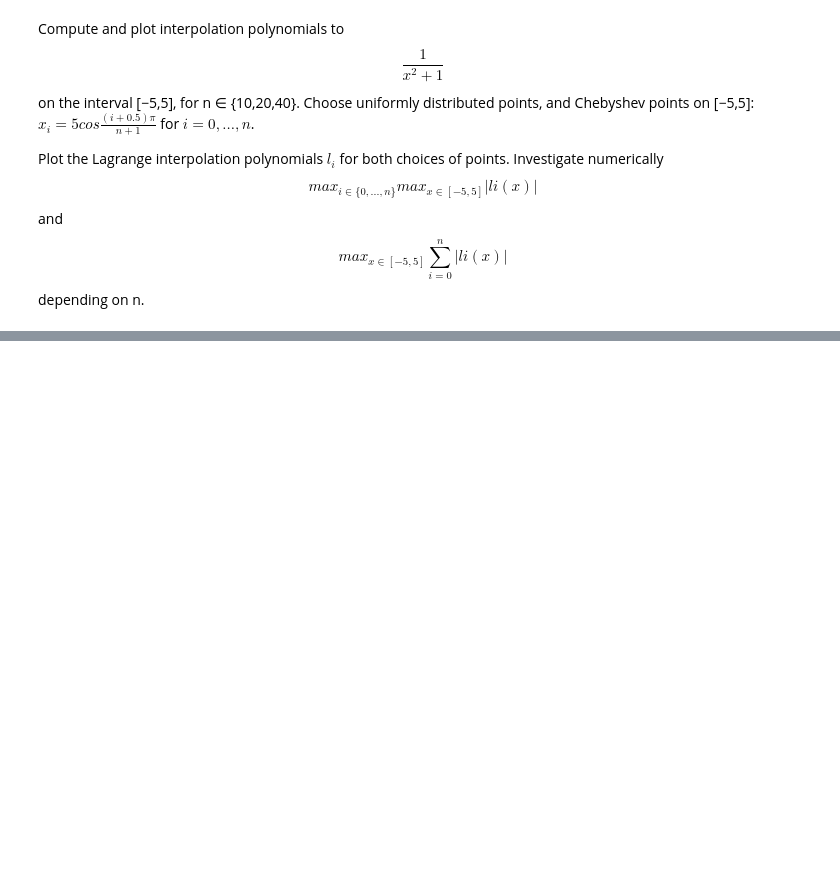
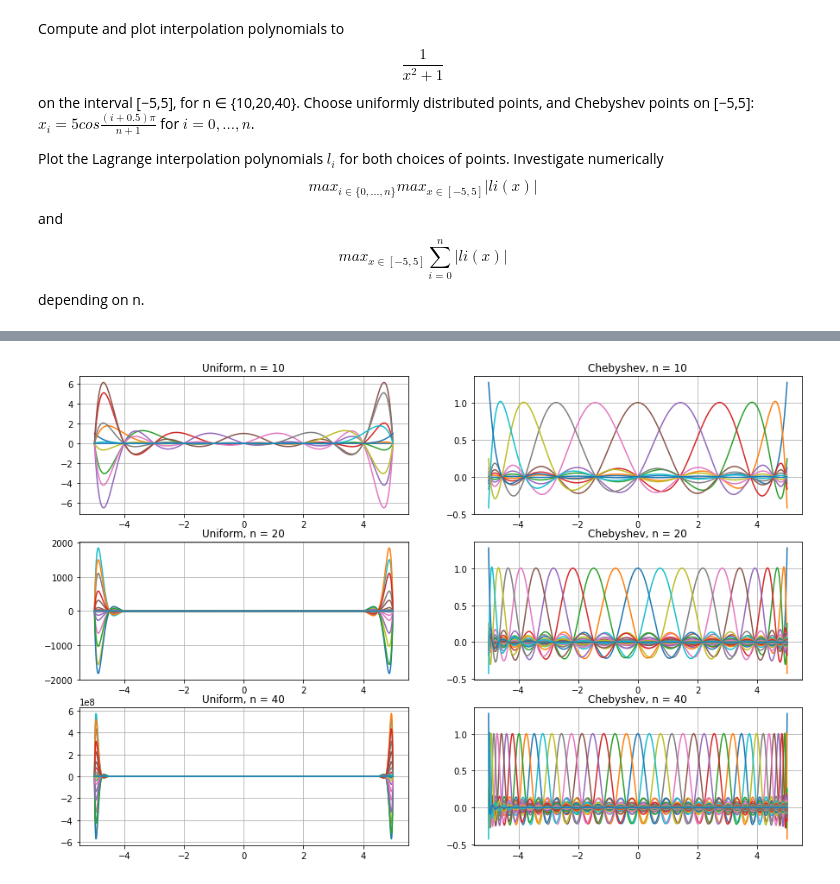
Before and after one commit to MarkFloatingInSpace/Numerical_Computing, a Jupyter notebook: Exercises/Ex1/Bsp2.ipynb, the cells around one changed output, grey strips where cells are left out. Saved outputs shown, nothing was run; the diff lists cells and outputs as text; code cells hidden in the pictures; blank space fills up the shorter version.

```diff
--- a/Exercises/Ex1/Bsp2.ipynb
+++ b/Exercises/Ex1/Bsp2.ipynb
@@ -68,0 +78,11 @@ print(np.arange(3))
+# %%
+fig, axes = plt.subplots(3, 2, figsize = (15, 10))
+
+for n_idx, n in enumerate(n_list):
+    axes[n_idx][0].plot(x_vector, li_uniform_list[n_idx])
+    axes[n_idx][1].plot(x_vector, li_chebyshev_list[n_idx])
+
+    axes[n_idx][0].set_title("Uniform, n = " + str(n))
+    axes[n_idx][1].set_title("Chebyshev, n = " + str(n))
+# %% [output]
+[figure, added]
```
Also changed, not shown: parts of 6 cells of this notebook, 1 other file.
